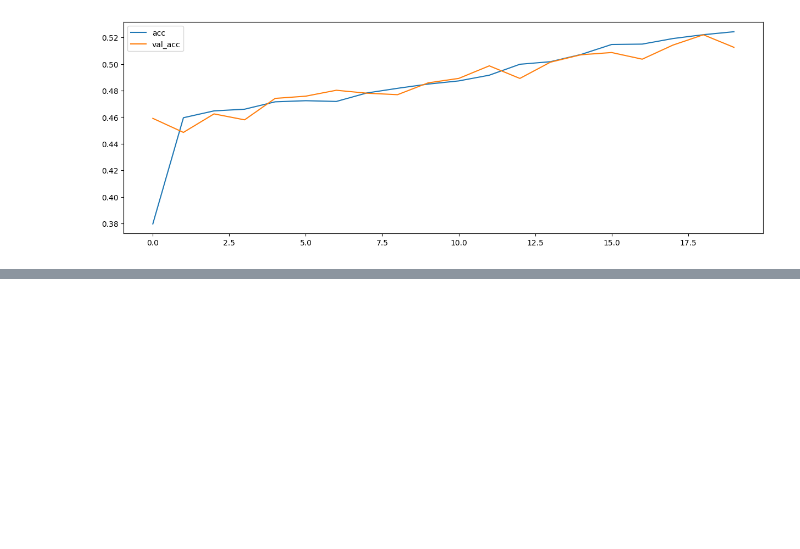
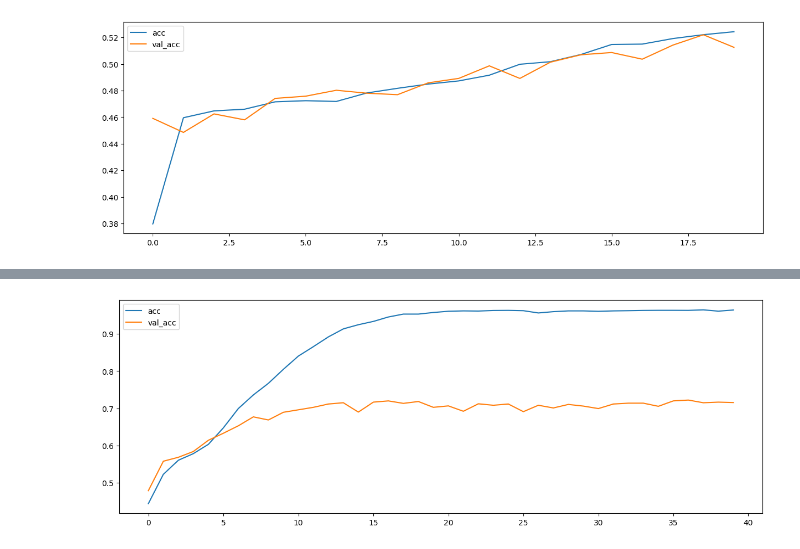
Before and after one commit to DongYeon-cloud/DL_Study, a Jupyter notebook: ex06) 로이터 뉴스 분류하기.ipynb, the cells around one changed output, grey strips where cells are left out. Cells and saved outputs as stored; diff of their text form; code cells hidden in the pictures; blank space fills up the shorter version.

```diff
--- a/ex06) 로이터 뉴스 분류하기.ipynb
+++ b/ex06) 로이터 뉴스 분류하기.ipynb
@@ -313,0 +440,31 @@ plt.show()
+# %%
+X_train_seq = pad_sequences(X_train, maxlen = 120)
+X_test_seq = pad_sequences(X_test, maxlen = 120)
+X_train_rs = X_train_seq.reshape(8982, 120, 1)
+X_test_rs = X_test_seq.reshape(2246, 120, 1)
+# %%
+# 뼈대 구성
+model = Sequential()
+
+# 입력층
+model.add(InputLayer(shape=(120,)))
+model.add(Embedding(input_dim=8000, output_dim=128))
+# 임베딩레이어 : 학습을 통해서 입력된 데이터(단어)의 정보를 정교한 실수형태로 학습하거나 변환하는 레이어
+# input_dim = 단어사전에 등록된 단어 수 -> 임베딩벡터의 갯수를 의미
+# output_dim = 한 단어를 표현하는 숫자의 갯수
+
+# 중간층
+model.add(LSTM(units = 128, activation = 'tanh'))
+
+# 출력층
+model.add(Dense(units=46, activation = 'softmax'))
+# %%
+model.compile(
+    loss = 'categorical_crossentropy',
+    optimizer = 'adam',
+    metrics = ['accuracy']
+)
+# %%
+model.fit(X_train_rs, y_train_oh,
+          epochs=40,
+          validation_split=0.2)
@@ -313,0 +490,9 @@ plt.show()
+# %%
+# 시각화 진행
+plt.figure(figsize=(15,5))
+plt.plot(model.history.history['accuracy'], label = 'acc')
+plt.plot(model.history.history['val_accuracy'], label = 'val_acc')
+plt.legend()
+plt.show()
+# %% [output]
+[figure, added]
```
Also changed, not shown: parts of 33 cells of this notebook, 1 other file.
